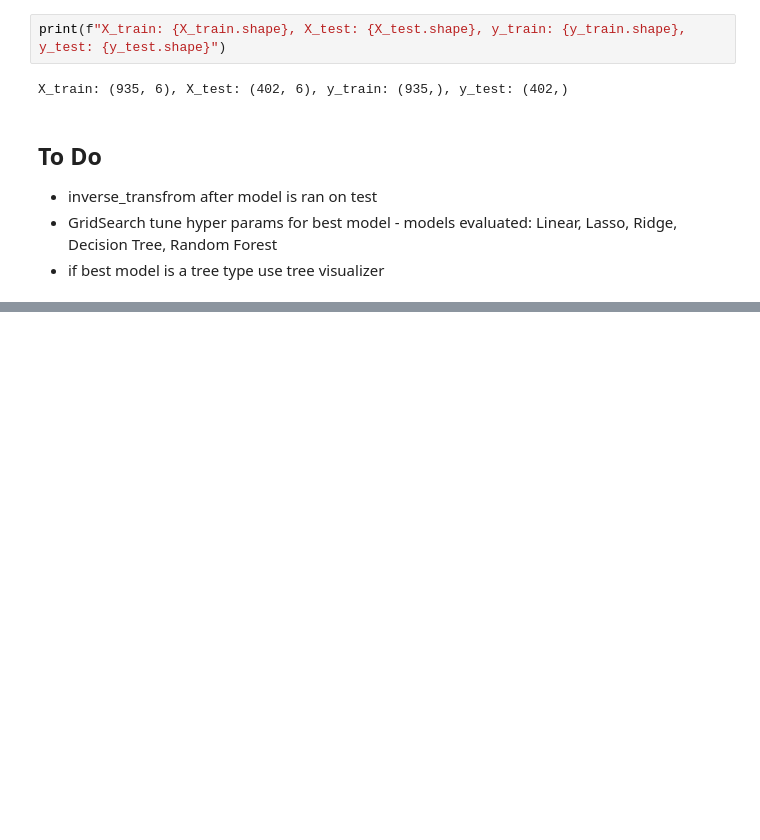
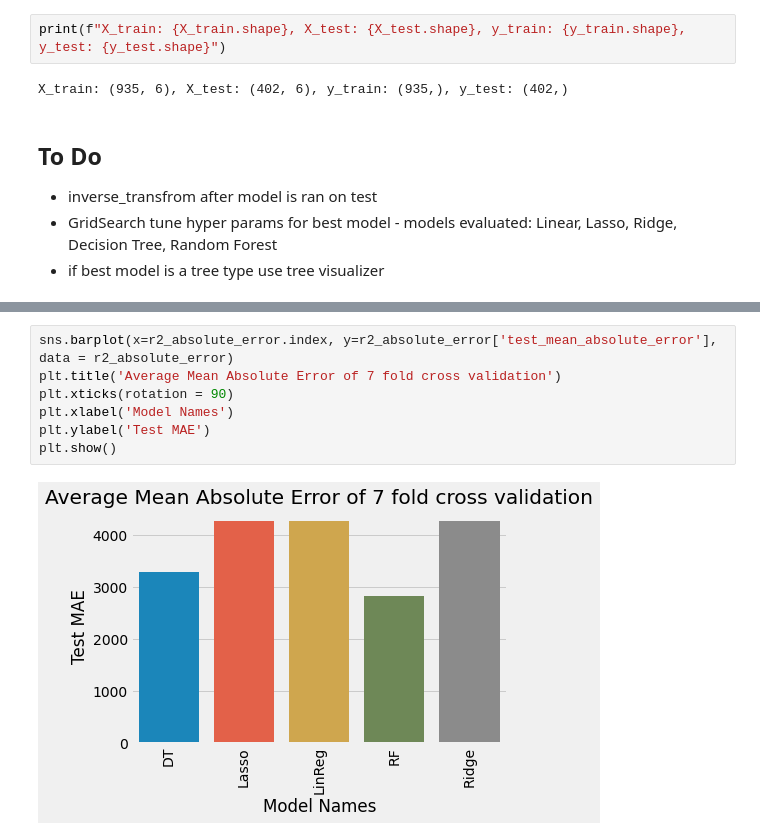
Before and after one commit to bcook26/ML-Models, a Jupyter notebook: MedicalCostsANOVA/medcosts_anova.ipynb, the cells around one changed output, grey strips where cells are left out. Cells and saved outputs as stored; diff of their text form; blank space fills up the shorter version.

```diff
--- a/MedicalCostsANOVA/medcosts_anova.ipynb
+++ b/MedicalCostsANOVA/medcosts_anova.ipynb
@@ -436,0 +549,9 @@ from sklearn.ensemble import RandomForestRegressor
+# %%
+sns.barplot(x=r2_absolute_error.index, y=r2_absolute_error['test_mean_absolute_error'], data = r2_absolute_error)
+plt.title('Average Mean Absolute Error of 7 fold cross validation')
+plt.xticks(rotation = 90)
+plt.xlabel('Model Names')
+plt.ylabel('Test MAE')
+plt.show()
+# %% [output]
+[figure, added]
```
Also changed, not shown: parts of 17 cells of this notebook.
